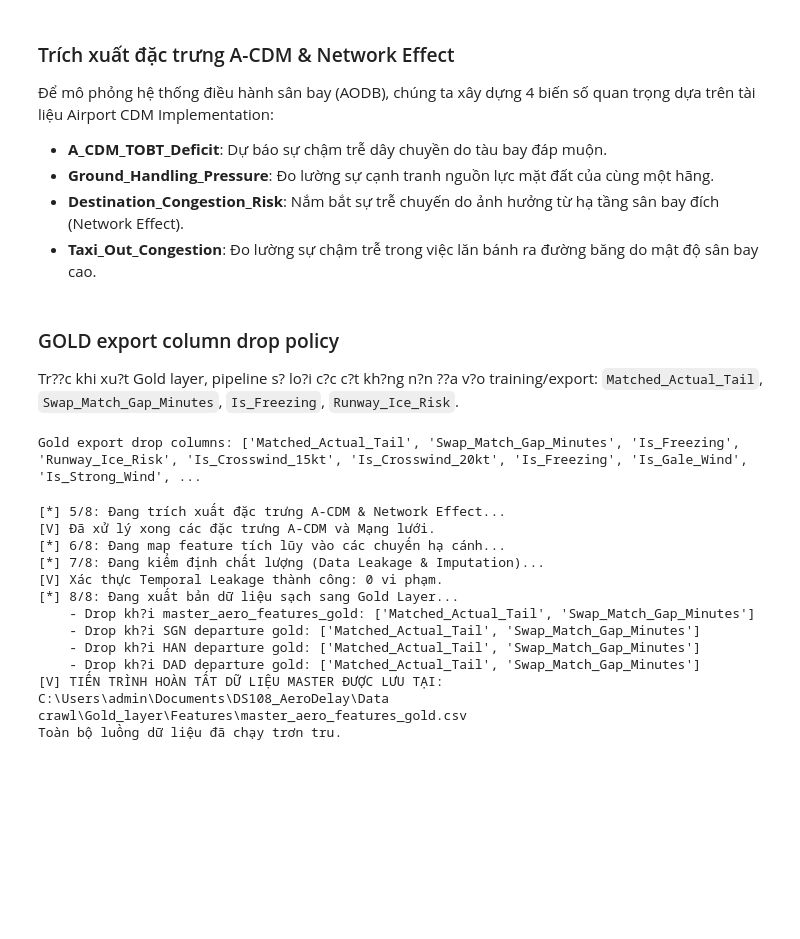
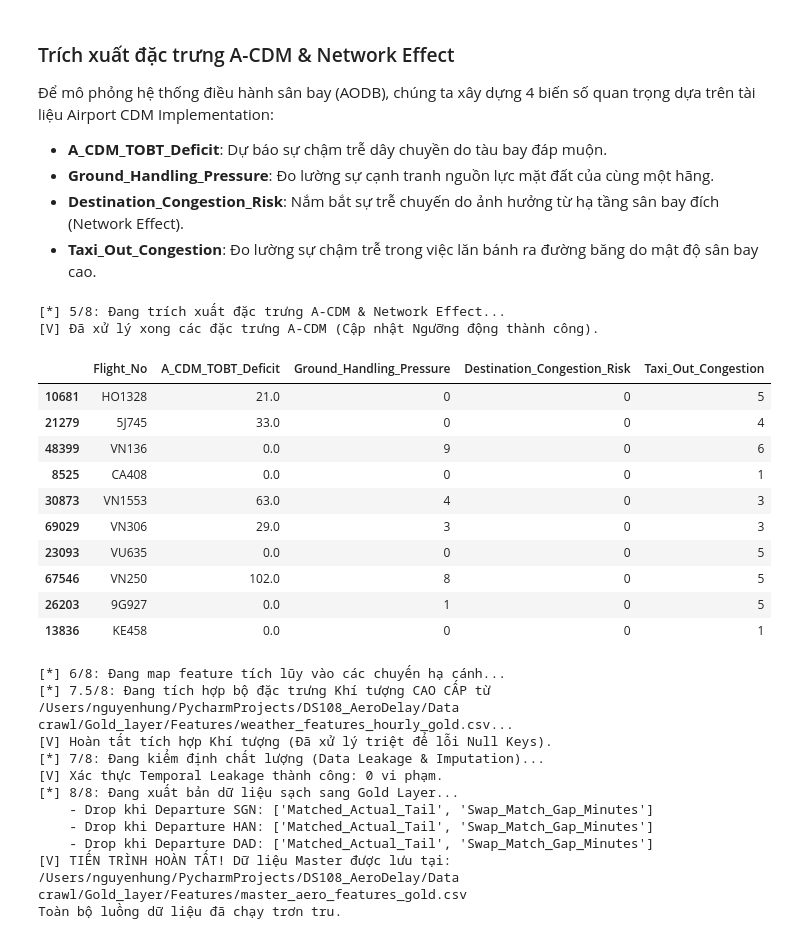
Before and after one commit to hunf299/DS108-AeroDelay, a Jupyter notebook: Source code/feature_extraction.ipynb, the cells around one changed output. Saved outputs shown, nothing was run; the diff lists cells and outputs as text; code cells hidden in the pictures; blank space fills up the shorter version.

Commit message:
update reference doc and weather merge process

```diff
--- a/Source code/feature_extraction.ipynb
+++ b/Source code/feature_extraction.ipynb
@@ -696,32 +860,41 @@ display(engineer.features[['Flight_No', 'Airport_Load_Factor', 'Is_Wide_Body', '
 - **Ground_Handling_Pressure**: Đo lường sự cạnh tranh nguồn lực mặt đất của cùng một hãng.
 - **Destination_Congestion_Risk**: Nắm bắt sự trễ chuyến do ảnh hưởng từ hạ tầng sân bay đích (Network Effect).
 - **Taxi_Out_Congestion**: Đo lường sự chậm trễ trong việc lăn bánh ra đường băng do mật độ sân bay cao.
-# %% [markdown]
-### GOLD export column drop policy
-
-Tr??c khi xu?t Gold layer, pipeline s? lo?i c?c c?t kh?ng n?n ??a v?o training/export: `Matched_Actual_Tail`, `Swap_Match_Gap_Minutes`, `Is_Freezing`, `Runway_Ice_Risk`.
-# %%
-# Các cột này drop trong AeroDelayFeatureEngineer.export_gold_outputs() trước mỗi to_csv.
-print("Gold export drop columns:", GOLD_EXPORT_DROP_COLUMNS)
-# %% [output]
-Gold export drop columns: ['Matched_Actual_Tail', 'Swap_Match_Gap_Minutes', 'Is_Freezing', 'Runway_Ice_Risk', 'Is_Crosswind_15kt', 'Is_Crosswind_20kt', 'Is_Freezing', 'Is_Gale_Wind', 'Is_Strong_Wind', ...
 # %%
 # BƯỚC 5 & 6 & 7 & 8: Hoàn thiện dữ liệu, Kiểm định và Xuất file
 engineer.build_acdm_network_features()
+display(engineer.features[['Flight_No', 'A_CDM_TOBT_Deficit', 'Ground_Handling_Pressure', 'Destination_Congestion_Risk', 'Taxi_Out_Congestion']].sample(10, random_state=100))
 engineer.build_arrival_feature_rows()
+weather_path = engineer.gold_path / 'Features' / 'weather_features_hourly_gold.csv'
+if os.path.exists(weather_path):
+    engineer.build_weather_features(weather_path)
+else:
+    print('LƯU Ý: Không tìm thấy file thời tiết tại', weather_path, '. Vui lòng cập nhật đường dẫn.')
 engineer.evaluate_features_quality()
 engineer.export_gold_outputs()
 print("Toàn bộ luồng dữ liệu đã chạy trơn tru.")
 # %% [output]
 [*] 5/8: Đang trích xuất đặc trưng A-CDM & Network Effect...
-[V] Đã xử lý xong các đặc trưng A-CDM và Mạng lưới.
-[*] 6/8: Đang map feature tích lũy vào các chuyến hạ cánh...
-[*] 7/8: Đang kiểm định chất lượng (Data Leakage & Imputation)...
-[V] Xác thực Temporal Leakage thành công: 0 vi phạm.
-[*] 8/8: Đang xuất bản dữ liệu sạch sang Gold Layer...
-    - Drop kh?i master_aero_features_gold: ['Matched_Actual_Tail', 'Swap_Match_Gap_Minutes']
-    - Drop kh?i SGN departure gold: ['Matched_Actual_Tail', 'Swap_Match_Gap_Minutes']
-    - Drop kh?i HAN departure gold: ['Matched_Actual_Tail', 'Swap_Match_Gap_Minutes']
-    - Drop kh?i DAD departure gold: ['Matched_Actual_Tail', 'Swap_Match_Gap_Minutes']
-[V] TIẾN TRÌNH HOÀN TẤT DỮ LIỆU MASTER ĐƯỢC LƯU TẠI: C:\Users\admin\Documents\DS108_AeroDelay\Data crawl\Gold_layer\Features\master_aero_features_gold.csv
-Toàn bộ luồng dữ liệu đã chạy trơn tru.
+[V] Đã xử lý xong các đặc trưng A-CDM (Cập nhật Ngưỡng động thành công).
+|  | Flight_No | A_CDM_TOBT_Deficit | Ground_Handling_Pressure | Destination_Congestion_Risk | Taxi_Out_Congestion |
+| 10681 | HO1328 | 21.0 | 0 | 0 | 5 |
+| 21279 | 5J745 | 33.0 | 0 | 0 | 4 |
+| 48399 | VN136 | 0.0 | 9 | 0 | 6 |
+| 8525 | CA408 | 0.0 | 0 | 0 | 1 |
+| 30873 | VN1553 | 63.0 | 4 | 0 | 3 |
+| 69029 | VN306 | 29.0 | 3 | 0 | 3 |
+| 23093 | VU635 | 0.0 | 0 | 0 | 5 |
+| 67546 | VN250 | 102.0 | 8 | 0 | 5 |
+| 26203 | 9G927 | 0.0 | 1 | 0 | 5 |
+| 13836 | KE458 | 0.0 | 0 | 0 | 1 |
+[*] 6/8: Đang map feature tích lũy vào các chuyến hạ cánh...
+[*] 7.5/8: Đang tích hợp bộ đặc trưng Khí tượng CAO CẤP từ /Users/nguyenhung/PycharmProjects/DS108_AeroDelay/Data crawl/Gold_layer/Features/weather_features_hourly_gold.csv...
+[V] Hoàn tất tích hợp Khí tượng (Đã xử lý triệt để lỗi Null Keys).
+[*] 7/8: Đang kiểm định chất lượng (Data Leakage & Imputation)...
+[V] Xác thực Temporal Leakage thành công: 0 vi phạm.
+[*] 8/8: Đang xuất bản dữ liệu sạch sang Gold Layer...
+    - Drop khi Departure SGN: ['Matched_Actual_Tail', 'Swap_Match_Gap_Minutes']
+    - Drop khi Departure HAN: ['Matched_Actual_Tail', 'Swap_Match_Gap_Minutes']
+    - Drop khi Departure DAD: ['Matched_Actual_Tail', 'Swap_Match_Gap_Minutes']
+[V] TIẾN TRÌNH HOÀN TẤT! Dữ liệu Master được lưu tại: /Users/nguyenhung/PycharmProjects/DS108_AeroDelay/Data crawl/Gold_layer/Features/master_aero_features_gold.csv
+Toàn bộ luồng dữ liệu đã chạy trơn tru.
```
Also changed, not shown: parts of 5 cells of this notebook, 8 other files.
